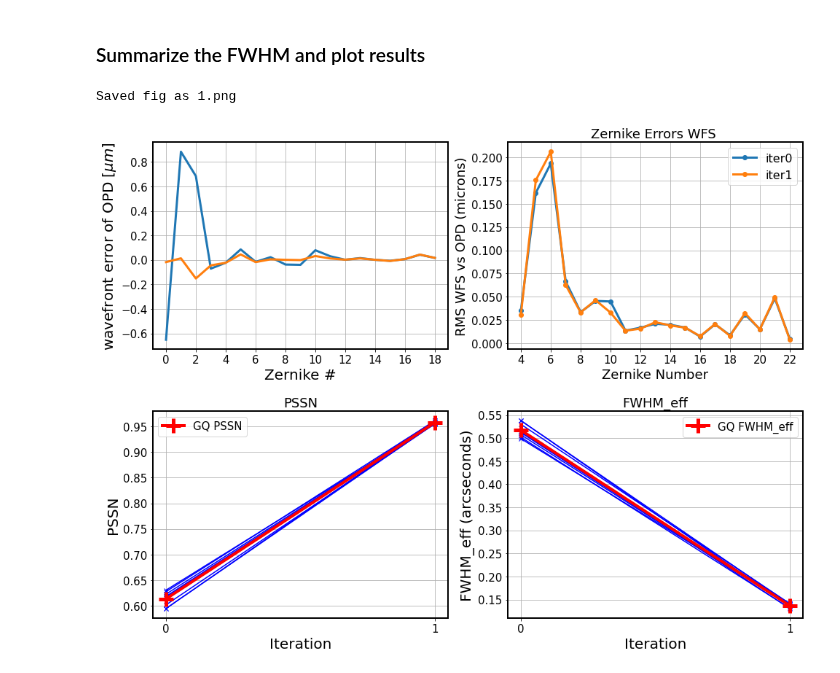
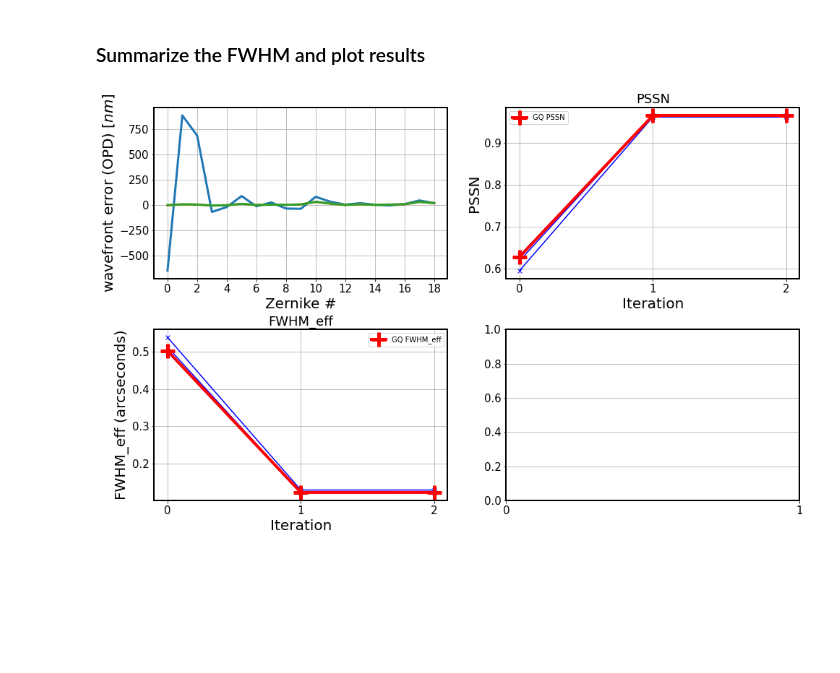
Before and after one commit to lsst-ts/ts_analysis_notebooks, a Jupyter notebook: aos/closed_loop/ClosedLoopSimulation.ipynb, the cells around one changed output. Saved outputs shown, nothing was run; the diff lists cells and outputs as text; code cells hidden in the pictures; blank space fills up the shorter version.

```diff
--- a/aos/closed_loop/ClosedLoopSimulation.ipynb
+++ b/aos/closed_loop/ClosedLoopSimulation.ipynb
@@ -595,24 +385,12 @@ saveToFilePath = os.path.join(baseOutputDir, fwhmItersFileName)
-# %%
-import sys
-sys.path.append('/project/gmegias/aos/lsst_stack')
-import analysis as at
-import astropy.io.fits as fits
-import imp
-%matplotlib inline
-import matplotlib.pyplot as plt
-from matplotlib import rcParams
-
-rcParams['ytick.labelsize'] = 15
-rcParams['xtick.labelsize'] = 15
-rcParams['axes.labelsize'] = 20
-rcParams['axes.linewidth'] = 2
-rcParams['font.size'] = 15
-rcParams['axes.titlesize'] = 18
-
-sys.path.append('/project/gmegias/aos/lsst_stack')
-data_dir = '/project/gmegias/aos/lsst_stack/perturbations/test/'
-
-at.plotIterationSummary(data_dir, iterNum=2,)
-# %% [output]
-Saved fig as 1.png
-[figure, removed]
+# %%
+import sys
+sys.path.append('/sdf/home/g/gmegias/aos/perturbations/')
+import analysisTools
+
+analysisTools.plotIterationSummary('/sdf/home/g/gmegias/aos/perturbations/test_phosim/', iterNum=3, num_ccds=3,
+                         plot_opd=True,
+                         plot_rms_opd_zk=False,
+                         plot_pssn=True, plot_fwhm=True,
+                         plot_raw_zk = False)
+# %% [output]
+[figure, added]
```
Also changed, not shown: parts of 18 cells of this notebook.
